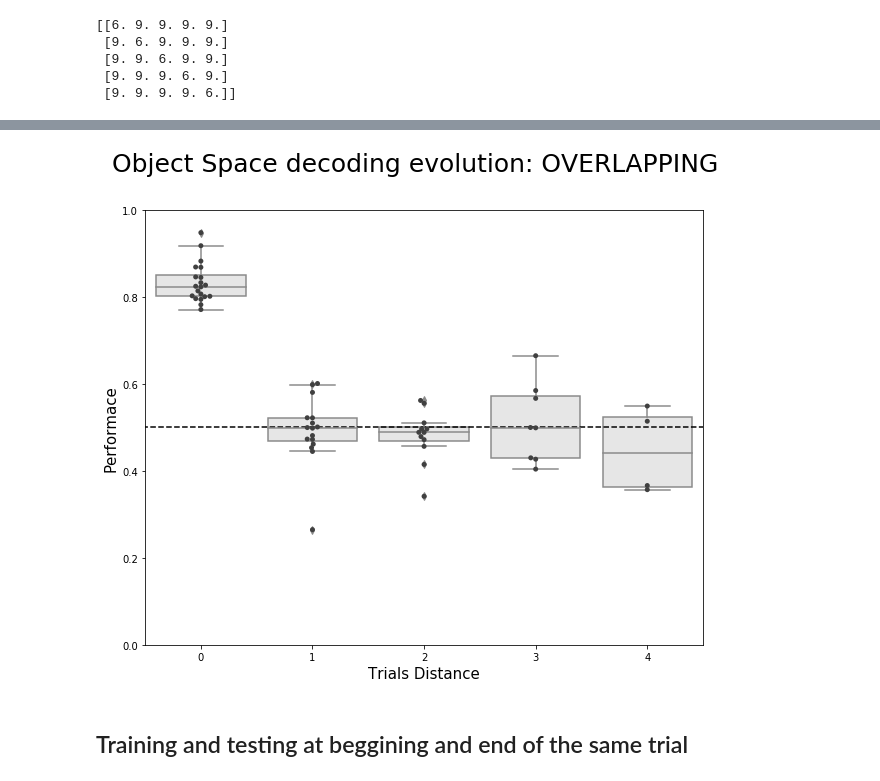
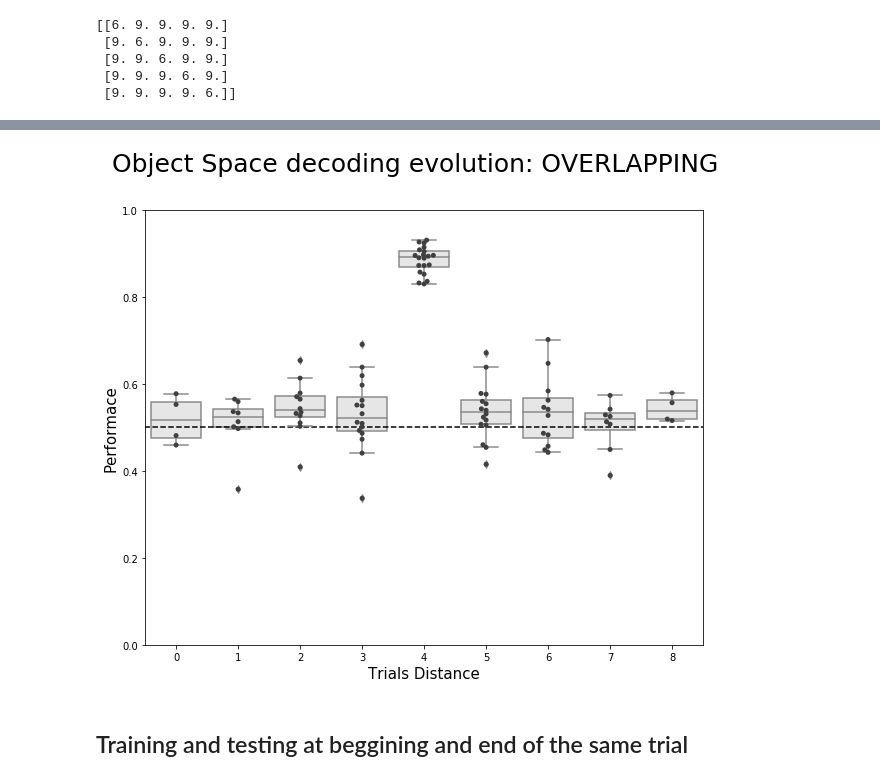
Before and after one commit to melisamc89/neural_analysys, a Jupyter notebook: src/cca_day_trial_decoding_object_space.ipynb, the cells around one changed output, grey strips where cells are left out. Cells and saved outputs as stored; diff of their text form; code cells hidden in the pictures.

```diff
--- a/src/cca_day_trial_decoding_object_space.ipynb
+++ b/src/cca_day_trial_decoding_object_space.ipynb
@@ -637,36 +645,40 @@ fig.savefig(figure_name)
 # %%
 main_diagonal = []
 first_diagonal = []
 second_diagonal = []
 third_diagonal = []
 fourth_diagonal = []
 
-offset_list = [main_diagonal,first_diagonal,second_diagonal,third_diagonal,fourth_diagonal]
+offset_list = [[],[],[],[],main_diagonal,first_diagonal,second_diagonal,third_diagonal,fourth_diagonal]
 
 for day in [0,1,2,3]:
     matrix = score_matrix_gnb_cca_list[day]/counter
+    for offset in [-4,-3,-2,-1]:
+        offset_values = matrix.diagonal(offset = offset)
+        for i in range(offset_values.shape[0]):
+            offset_list[offset+4].append(offset_values[i])
+
     for offset in range(0,5):
         offset_values = matrix.diagonal(offset = offset)
         for i in range(offset_values.shape[0]):
-            offset_list[offset].append(offset_values[i])
-
+            offset_list[offset+4].append(offset_values[i])
 
 fig, ax = plt.subplots(figsize = (10,8))
 ax = sns.boxplot(data = offset_list, orient = 'v', color = '0.9')
 ax = sns.swarmplot(data= offset_list, color=".25")
 ax.set_xlabel('Trials Distance', fontsize = 15)
 ax.set_ylabel('Performace', fontsize = 15)
 ax.set_ylim([0,1])
-ax.hlines(1/2, -10, 21, colors='k', linestyles='--')
+ax.hlines(1/2, -20, 21, colors='k', linestyles='--')
 
 
 fig.suptitle('Object Space decoding evolution: ' + task , fontsize = 25)
 
 figure_name = figure_path +'decorder_train_test_evolution_'+f'{mouse}'+'_session_'+f'{session}'+'.png'
 
 fig.savefig(figure_name)
 # %% [output]
-[figure, old version]
+[figure, new version]
 # %% [markdown]
 ## Training and testing at beggining and end of the same trial
 # %%
```
Also changed, not shown: parts of 6 cells of this notebook, 4 other files.
